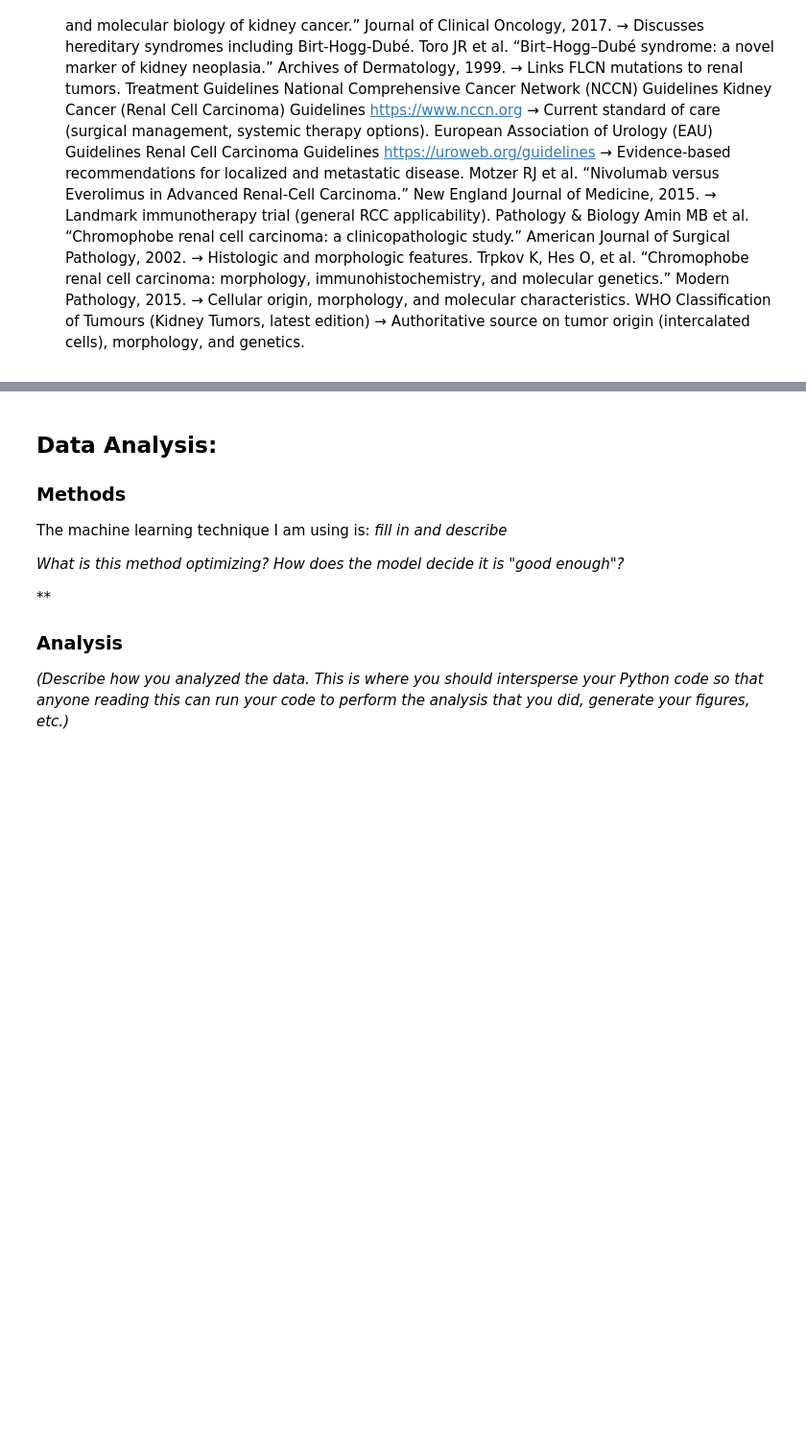
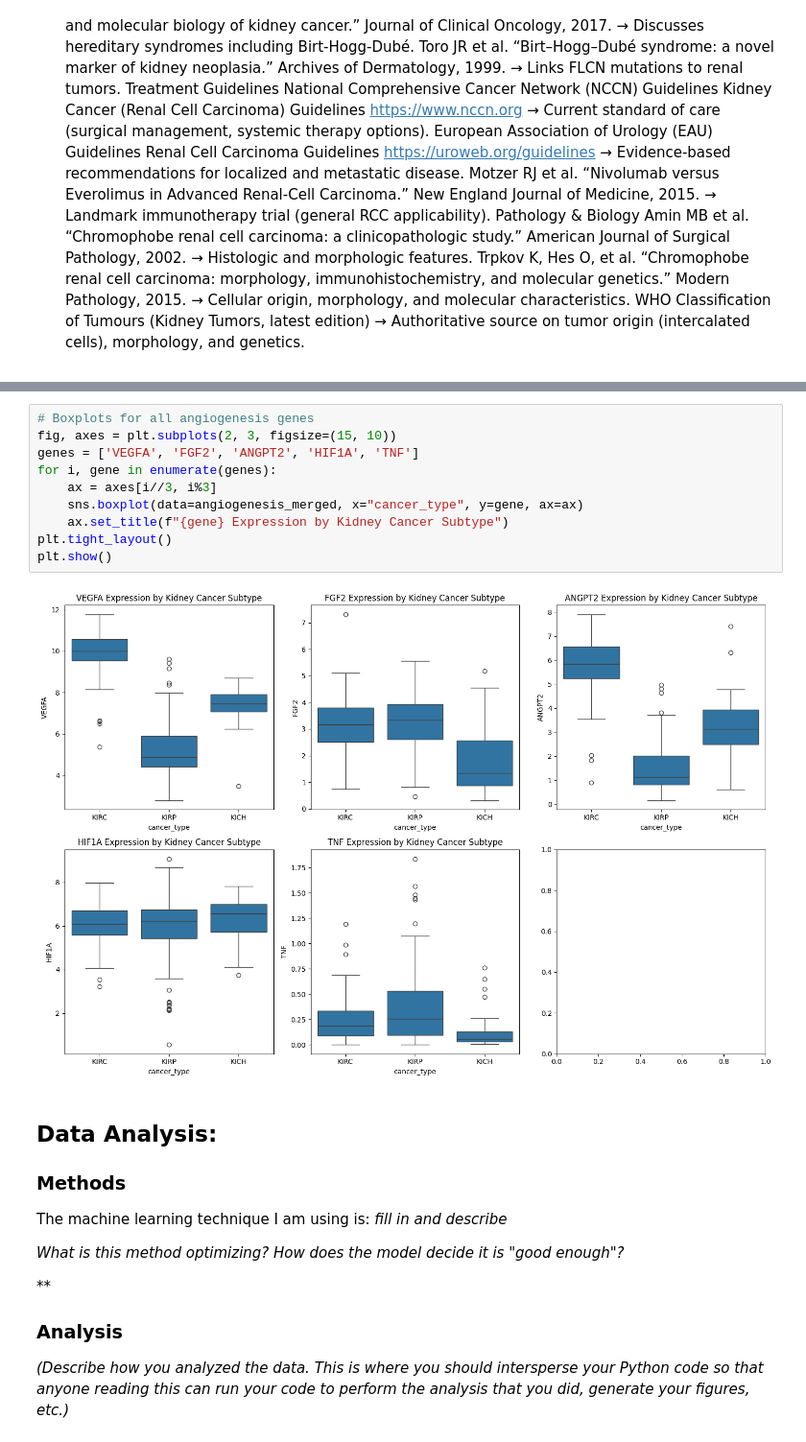
Before and after one commit to smgroves/Module-4-Cancer, a Jupyter notebook: code/Module 4 Template.ipynb, the cells around one changed output, grey strips where cells are left out. Shown at 96% size. Cells and saved outputs as stored; diff of their text form; blank space fills up the shorter version.

```diff
--- a/code/Module 4 Template.ipynb
+++ b/code/Module 4 Template.ipynb
@@ -101,3 +265,15 @@ WHO Classification of Tumours (Kidney Tumors, latest edition)
+# %%
+# Boxplots for all angiogenesis genes
+fig, axes = plt.subplots(2, 3, figsize=(15, 10))
+genes = ['VEGFA', 'FGF2', 'ANGPT2', 'HIF1A', 'TNF']
+for i, gene in enumerate(genes):
+    ax = axes[i//3, i%3]
+    sns.boxplot(data=angiogenesis_merged, x="cancer_type", y=gene, ax=ax)
+    ax.set_title(f"{gene} Expression by Kidney Cancer Subtype")
+plt.tight_layout()
+plt.show()
+# %% [output]
+[figure, added]
 # %% [markdown]
 ## Data Analysis:
 
```
Also changed, not shown: parts of 7 cells of this notebook.
